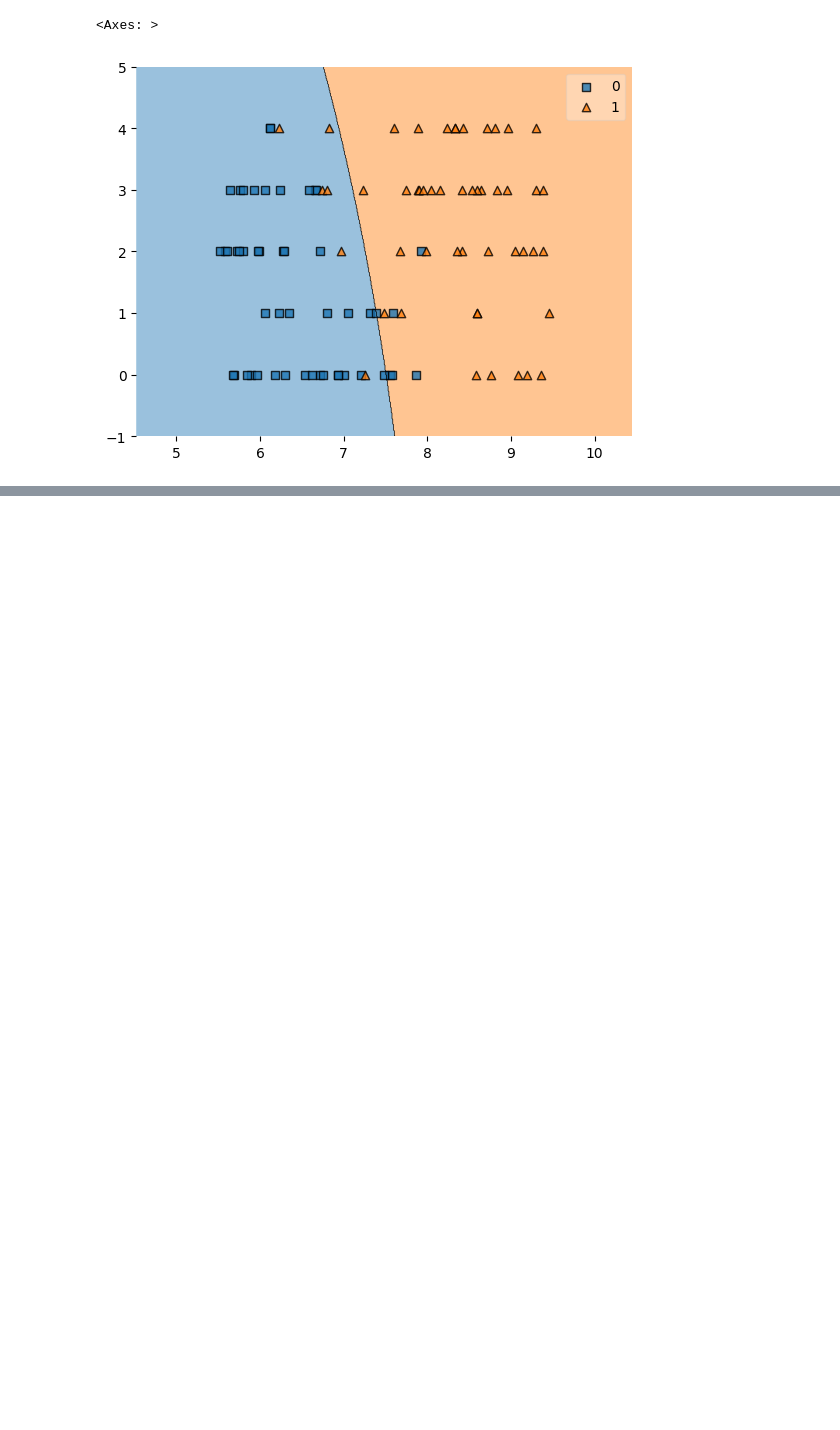
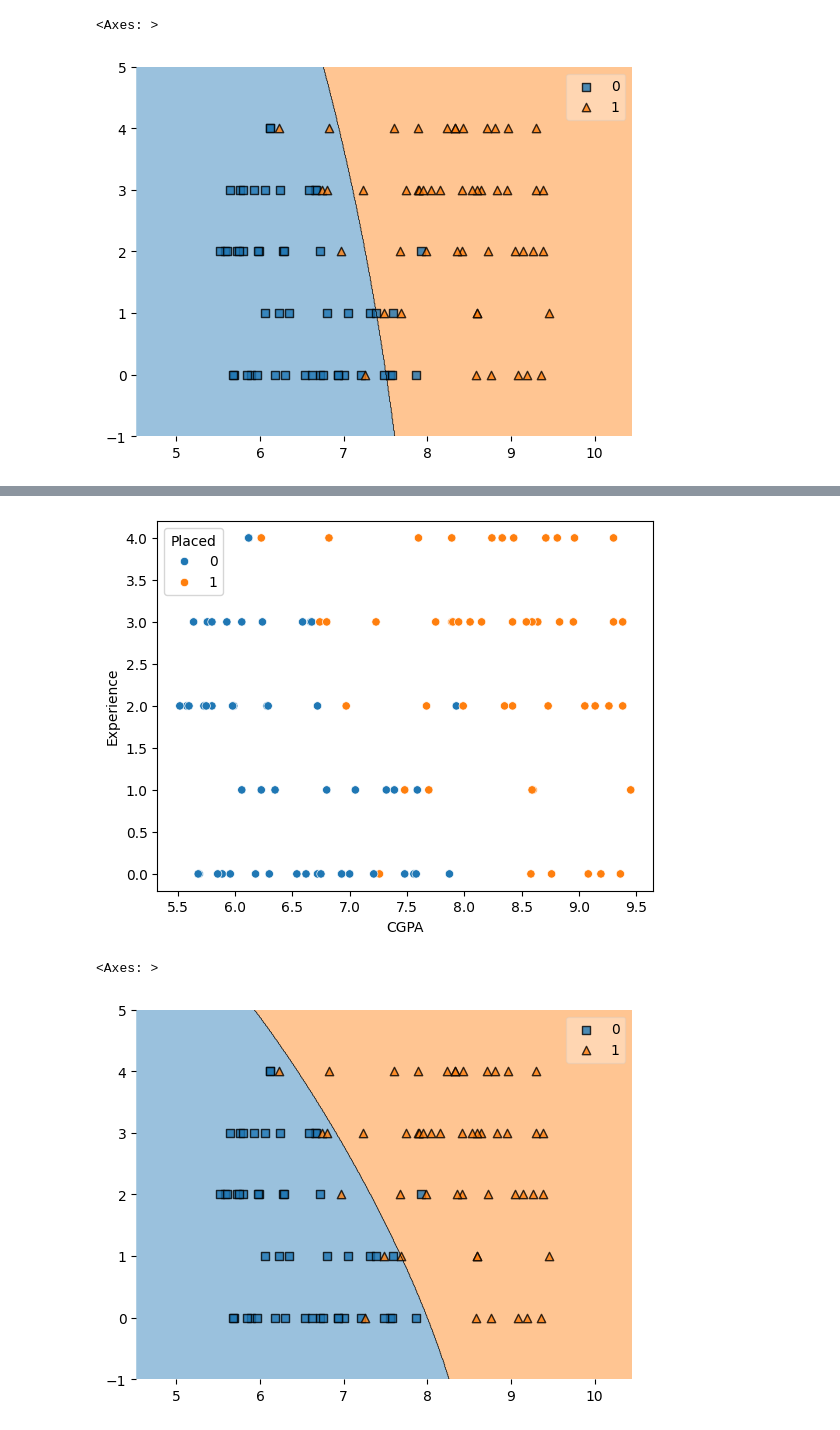
Before and after one commit to Jenil020/python, a Jupyter notebook: classification_model.ipynb, the cells around one changed output, grey strips where cells are left out. Cells and saved outputs as stored; diff of their text form; code cells hidden in the pictures; blank space fills up the shorter version.

```diff
--- a/classification_model.ipynb
+++ b/classification_model.ipynb
@@ -198,0 +308,35 @@ plot_decision_regions(x.to_numpy(), y.to_numpy(), clf=nb)
+# %%
+#support vector machine (classification and regression both)
+#the algorithm find a hyperplane that generalize better to unseen data and robust to outliers
+#hard margin allow misclassification(some data in hyper plane), soft margin dosent allow ,
+#Logistic only support linear classification , svm support both linear as well non linear
+#SVM support non-liner classification using kernal(add new features so convert in multidimensional space)
+# kernal func (linear , polinomial , gaussian , sigmoid) check one by one kernal func to check which is best fit
+
+x = df[["CGPA" , "Experience"]]
+y= df["Placed"]
+
+sns.scatterplot(x="CGPA" , y="Experience" , data=df , hue="Placed")
+plt.show()  #fro check data is linearly seperable or not
+
+from sklearn.model_selection import train_test_split
+from sklearn.svm import SVC
+from mlxtend.plotting import plot_decision_regions
+
+x_train,x_test,y_train,y_test = train_test_split(x,y,test_size=0.2)
+svm = SVC(kernel="rbf") #linear , poli , sigmoid , rbf
+svm.fit(x_train , y_train)
+svm.score(x_test,y_test)*100
+
+svm.predict([[9.30,3]])
+
+# for i in range(1,50):
+#   svm = SVC(kernel="rbf" , degree=i)
+#   svm.fit(x_train , y_train)
+#   print(i , svm.score(x_test,y_test)*100)
+
+plot_decision_regions(x.to_numpy(), y.to_numpy(), clf=svm)
+# %% [output]
+[figure, added]
+<Axes: >
+[figure, added]
```
Also changed, not shown: parts of 8 cells of this notebook.
